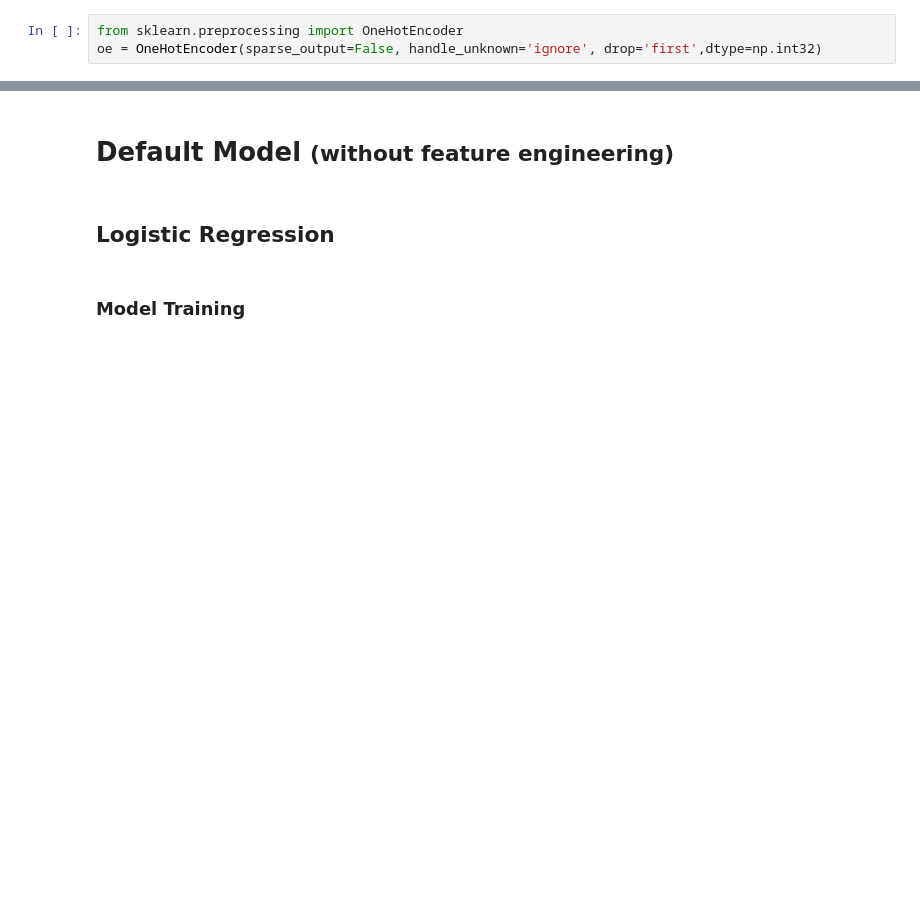
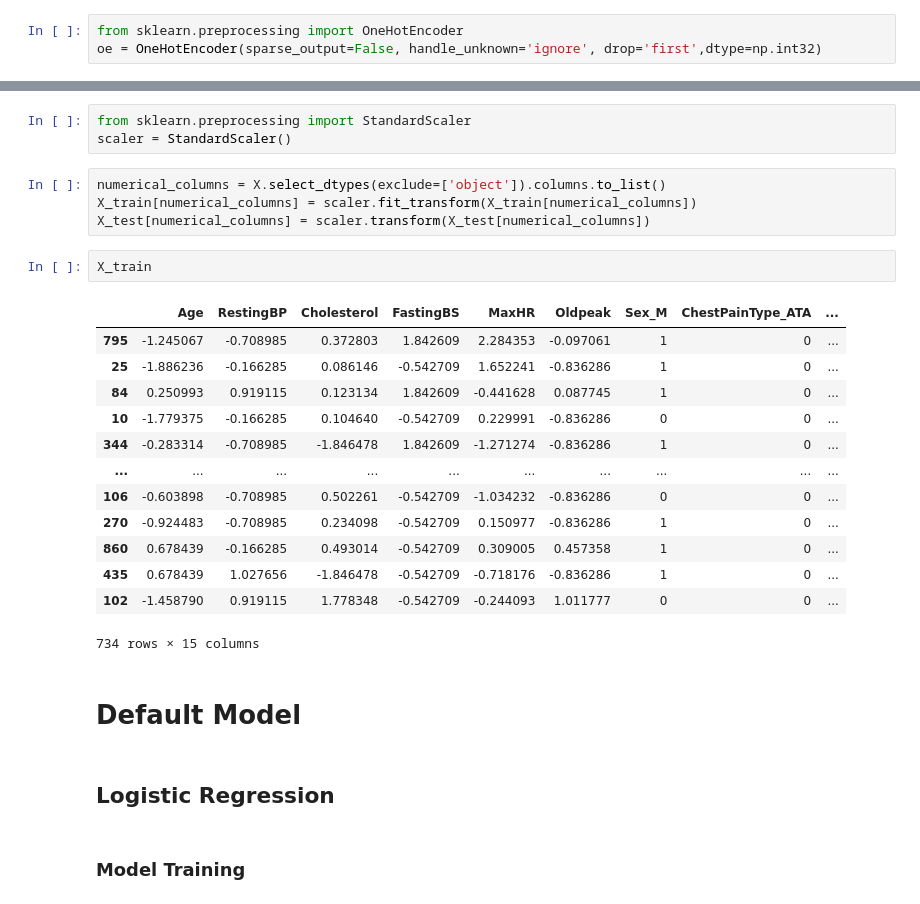
Before and after one commit to Prajwal-Luitel/Heart-Failure-Prediction, a Jupyter notebook: Heart_Disease_Prediction.ipynb, the cells around one changed output, grey strips where cells are left out. Saved outputs shown, nothing was run; the diff lists cells and outputs as text; blank space fills up the shorter version.

Commit message:
Feature Engineering

```diff
--- a/Heart_Disease_Prediction.ipynb
+++ b/Heart_Disease_Prediction.ipynb
@@ -89,5 +88,28 @@ X_train, X_test, y_train, y_test = train_test_split(X, y, test_size=0.2, random_
+# %%
+from sklearn.preprocessing import StandardScaler
+scaler = StandardScaler()
+# %%
+numerical_columns = X.select_dtypes(exclude=['object']).columns.to_list()
+X_train[numerical_columns] = scaler.fit_transform(X_train[numerical_columns])
+X_test[numerical_columns] = scaler.transform(X_test[numerical_columns])
+# %%
+X_train
+# %% [output]
+|  | Age | RestingBP | Cholesterol | FastingBS | MaxHR | Oldpeak | Sex_M | ChestPainType_ATA | ... |
+| 795 | -1.245067 | -0.708985 | 0.372803 | 1.842609 | 2.284353 | -0.097061 | 1 | 0 | ... |
+| 25 | -1.886236 | -0.166285 | 0.086146 | -0.542709 | 1.652241 | -0.836286 | 1 | 0 | ... |
+| 84 | 0.250993 | 0.919115 | 0.123134 | 1.842609 | -0.441628 | 0.087745 | 1 | 0 | ... |
+| 10 | -1.779375 | -0.166285 | 0.104640 | -0.542709 | 0.229991 | -0.836286 | 0 | 0 | ... |
+| 344 | -0.283314 | -0.708985 | -1.846478 | 1.842609 | -1.271274 | -0.836286 | 1 | 0 | ... |
+| ... | ... | ... | ... | ... | ... | ... | ... | ... | ... |
+| 106 | -0.603898 | -0.708985 | 0.502261 | -0.542709 | -1.034232 | -0.836286 | 0 | 0 | ... |
+| 270 | -0.924483 | -0.708985 | 0.234098 | -0.542709 | 0.150977 | -0.836286 | 1 | 0 | ... |
+| 860 | 0.678439 | -0.166285 | 0.493014 | -0.542709 | 0.309005 | 0.457358 | 1 | 0 | ... |
+| 435 | 0.678439 | 1.027656 | -1.846478 | -0.542709 | -0.718176 | -0.836286 | 1 | 0 | ... |
+| 102 | -1.458790 | 0.919115 | 1.778348 | -0.542709 | -0.244093 | 1.011777 | 0 | 0 | ... |
+734 rows × 15 columns
 # %% [markdown]
-# Default Model <small>(without feature engineering)</small>
+# Default Model
 # %% [markdown]
 ## Logistic Regression
 # %% [markdown]
```
Also changed, not shown: parts of 21 cells of this notebook.
